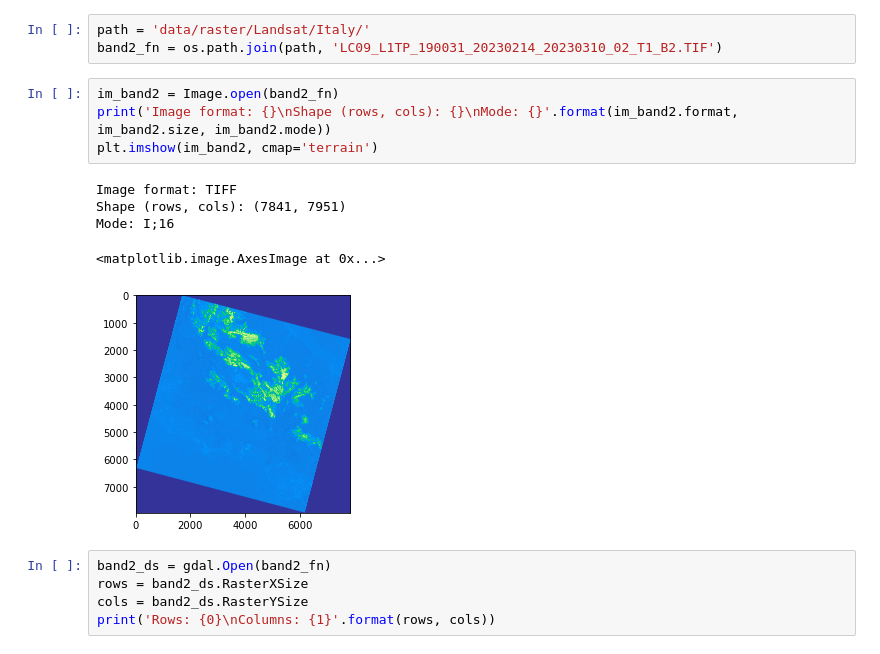
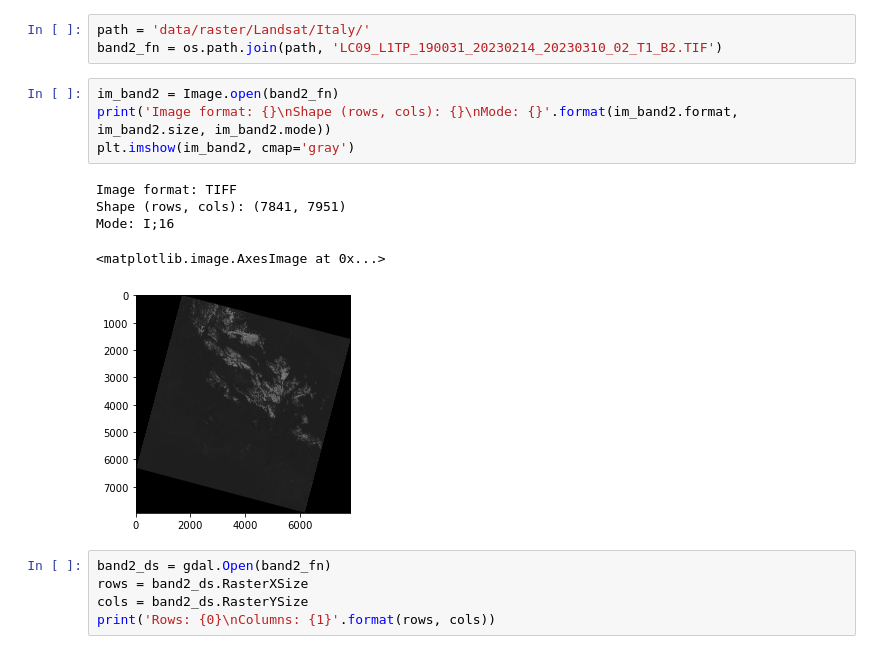
Before and after one commit to luigiselmi/geoscience, a Jupyter notebook: raster_subsetting.ipynb, the cells around one changed output. Drawn from its saved outputs; the diff is of its cells as text.

```diff
--- a/raster_subsetting.ipynb
+++ b/raster_subsetting.ipynb
@@ -24,13 +24,13 @@ band2_fn = os.path.join(path, 'LC09_L1TP_190031_20230214_20230310_02_T1_B2.TIF')
 # %%
 im_band2 = Image.open(band2_fn)
 print('Image format: {}\nShape (rows, cols): {}\nMode: {}'.format(im_band2.format, im_band2.size, im_band2.mode))
-plt.imshow(im_band2, cmap='terrain')
+plt.imshow(im_band2, cmap='gray')
 # %% [output]
 Image format: TIFF
 Shape (rows, cols): (7841, 7951)
 Mode: I;16
 <matplotlib.image.AxesImage at 0x...>
-[figure, old version]
+[figure, new version]
 # %%
 band2_ds = gdal.Open(band2_fn)
 rows = band2_ds.RasterXSize
```
